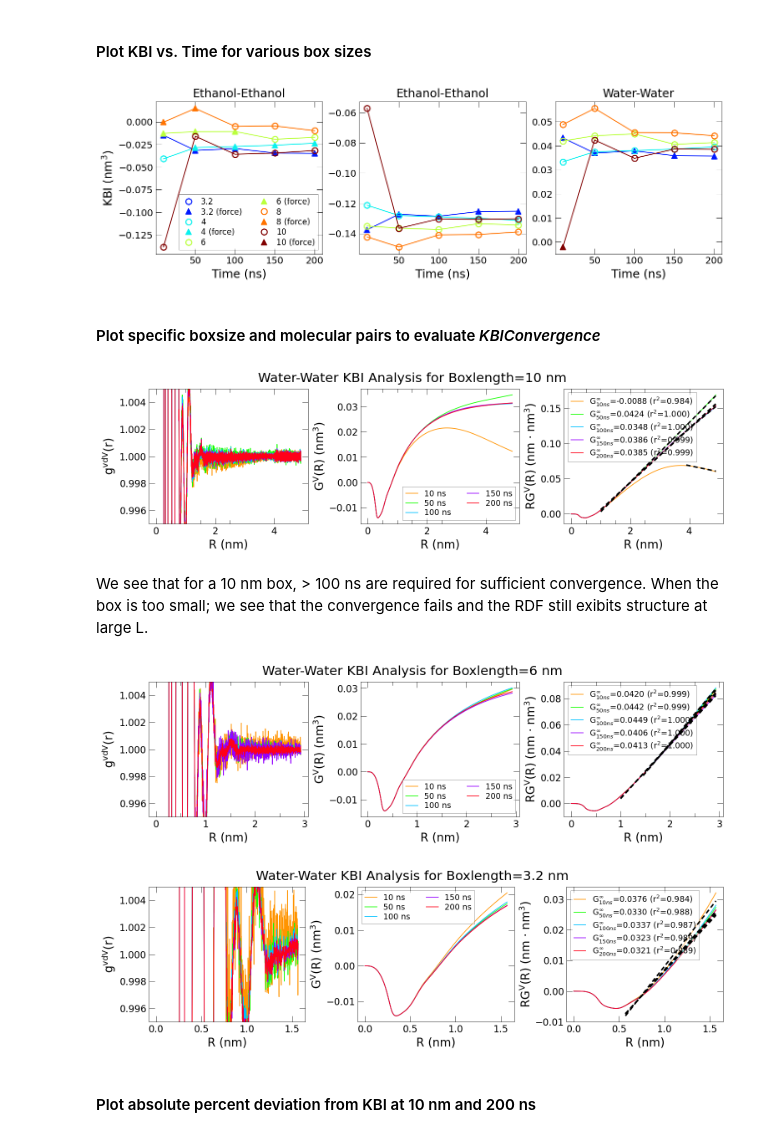
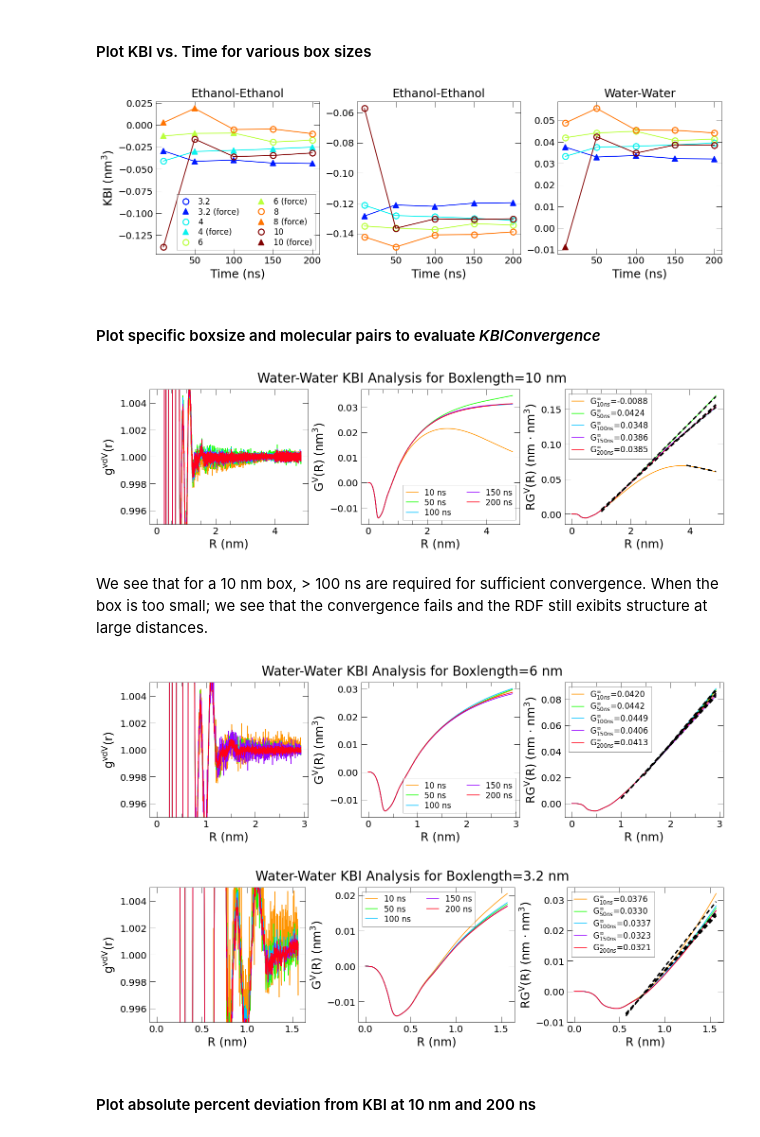
Before and after one commit to anl-sepsci/kbkit, a Jupyter notebook: examples/size_effects.ipynb, the cells around one changed output. Drawn from its saved outputs; the diff is of its cells as text; code cells hidden in the pictures.

```diff
--- a/examples/size_effects.ipynb
+++ b/examples/size_effects.ipynb
@@ -34,7 +34,7 @@ def get_molpair(mol1, mol2):
             return idx, (moli, molj)
 
 
-def plot_times(kbint_dict, key, mols, plot_forced=True, cmap="hsv", dpi=125):
+def plot_times(kbint_dict, key, kbis_c, mols, plot_forced=True, cmap="hsv", dpi=110):
     colors = plt.colormaps[cmap](np.linspace(0.1, 1, 5))
     lw = 1
     fitls = (0, (3, 2))
@@ -56,17 +56,15 @@ def plot_times(kbint_dict, key, mols, plot_forced=True, cmap="hsv", dpi=125):
         ax1.plot(integ.r, integ.gr_vdv, lw=lw, color=colors[t], label=f"{time} ns")
         integ.add_kbi(ax2, weight_type="geometric", lw=lw, color=colors[t], label=f"{time} ns")
 
-        value = kbis_converged[bb, t, ii]
+        value = kbis_c[bb, t, ii]
         label = ""
         if np.isnan(value):
             if plot_forced:
-                fitres = integ.compute_geometric_extrapolation(
-                    positions=(integ.r.max() - 1, integ.r.max()), maximize_r2=False, errors="ignore"
-                )
-                label = rf"G$^\infty_{{{time}ns}}$={fitres['G']:.4f} (r$^2$={fitres['r2']:.3f})"
+                fitres = integ.compute_geometric_extrapolation(maximize_r2=False, errors="ignore", r2_threshold=-np.inf)
+                label = rf"G$^\infty_{{{time}ns}}$={fitres['G']:.4f}"
                 ax3.plot(fitres["r_fit"], fitres["r_rkbi_pred"], lw=fitlw, color=fitcolor, ls=fitls, zorder=10)
         else:
-            label = rf"G$^\infty_{{{time}ns}}$={value:.4f} (r$^2$={integ.geometric_extrapolation_result['r2']:.3f})"
+            label = rf"G$^\infty_{{{time}ns}}$={value:.4f}"
             integ.add_lkbi_fit(ax3, lw=fitlw, color=fitcolor, ls=fitls, zorder=10)
         integ.add_lkbi(ax3, lw=lw, color=colors[t], label=label)
 
@@ -159,10 +157,10 @@ def plot_rkbi_heatmap(mol1, mol2, figsize=(13, 7), dpi=110, cmap="hsv", plot_for
                     fitres = integ.compute_geometric_extrapolation(
                         positions=(integ.r.max() - 1, integ.r.max()), maximize_r2=False, errors="ignore"
                     )
-                    label = rf"G$^\infty_{{{time}ns}}$={fitres['G']:.4f}"
+                    label = rf"G$^\infty_{{{time}ns}}$={fitres['G']:.3f}"
                     axf[b].plot(fitres["r_fit"], fitres["r_rkbi_pred"], lw=fitlw, color=fitcolor, ls=fitls, zorder=10)
             else:
-                label = rf"G$^\infty_{{{time}ns}}$={value:.4f}"
+                label = rf"G$^\infty_{{{time}ns}}$={value:.3f}"
                 integ.add_lkbi_fit(axf[b], lw=fitlw, color=fitcolor, ls=fitls, zorder=10)
             integ.add_lkbi(axf[b], lw=lw, color=colors[t], label=label)
 
@@ -179,6 +177,7 @@ def plot_rkbi_heatmap(mol1, mol2, figsize=(13, 7), dpi=110, cmap="hsv", plot_for
     axf[-1].set_title(f"{lett[-1]}) KBI % Deviation")
 
     fig.suptitle(f"KBI Analysis for {molmap[mols[0]]}-{molmap[mols[1]]}", fontsize=20)
+    fig.savefig(f"./figures/size_effects_{molmap[mols[0]]}-{molmap[mols[1]]}.pdf", dpi=100)
 
 
 def plot_kbi_vs_time(kbint_dict, kbi_c_arr, kbi_f_arr, kbi_all_arr, cmap="hsv", dpi=110):
@@ -315,7 +314,7 @@ for L in boxlengths:
         print(f"Analyzing: {L=}nm, {time=}ns")
         for f in natsorted(path.glob("*.xvg")):
             # get KBInt obj
-            integ = KBIntegrator.from_rdf(rdf_file=f, system_properties=sysprop, errors="raise", force=False)
+            integ = KBIntegrator.from_rdf(rdf=f, system_properties=sysprop, errors="raise", force=False)
             rdf_mols = tuple(RdfParser.extract_molecules(f.name, sysprop.get("molecules")))
             kbints[L].setdefault(time, {})[rdf_mols] = integ
             mol_pairs.add(rdf_mols)
@@ -343,14 +342,10 @@ mol_pairs = natsorted(mol_pairs)
 times = natsorted(times)
 # %%
 # compute KBI for each combo
-stepsize_by_box = {3.2: 1, 4: 1, 6: 5, 8: 12, 10: 12}
-
 kbi_shape = len(boxlengths), len(times), len(mol_pairs)
-
 kbis_converged = np.full(kbi_shape, fill_value=np.nan)
 kbis_forced = np.full(kbi_shape, fill_value=np.nan)
 kbis_all = np.full(kbi_shape, fill_value=np.nan)
-
 for b, (L, boxdict) in enumerate(kbints.items()):
     for t, (time, timedict) in enumerate(boxdict.items()):
         for mols, integ in timedict.items():
@@ -360,8 +355,8 @@ for b, (L, boxdict) in enumerate(kbints.items()):
                 kbis_converged[b, t, i] = kbi
                 kbis_all[b, t, i] = kbi
             except KBIConvergenceError as e:
-                print(f"{L=}, {time=}: {e}")
-                kbi_f = integ.compute_kbi(weight_type="u2")
+                print(f"{L=}nm, {time=}ns, KBIConvergenceError: {e}")
+                kbi_f = integ.compute_geometric_extrapolation(maximize_r2=False, r2_threshold=-np.inf)["G"]
                 kbis_forced[b, t, i] = kbi_f
                 kbis_all[b, t, i] = kbi_f
 # %% [output]
@@ -400,26 +395,26 @@ kbis_all_perc = 100 * np.abs((kbis_all - ref_kbis[None, None, :]) / ref_kbis[Non
 
 plot_kbi_vs_time(kbints, kbis_converged, kbis_forced, kbis_all, cmap="jet")
 # %% [output]
-[figure, old version]
+[figure, new version]
 # %% [markdown]
 #### Plot specific boxsize and molecular pairs to evaluate *KBIConvergence*
 # %%
 # note: criteria for convergence; r-range > 1.0 nm; r^2 > 0.99
 
-plot_times(kbint_dict=kbints, key=10, mols=("spcew", "spcew"))
+plot_times(kbint_dict=kbints, key=10, kbis_c=kbis_converged, mols=("spcew", "spcew"))
 # %% [output]
-[figure, old version]
+[figure, new version]
 # %% [markdown]
 We see that for a 10 nm box, > 100 ns are required for sufficient convergence.
-When the box is too small; we see that the convergence fails and the RDF still exibits structure at large L.
+When the box is too small; we see that the convergence fails and the RDF still exibits structure at large distances.
 # %%
-plot_times(kbint_dict=kbints, key=6, mols=("spcew", "spcew"))
+plot_times(kbint_dict=kbints, key=6, kbis_c=kbis_converged, mols=("spcew", "spcew"))
 # %% [output]
-[figure, old version]
+[figure, new version]
 # %%
-plot_times(kbint_dict=kbints, key=3.2, mols=("spcew", "spcew"))
+plot_times(kbint_dict=kbints, key=3.2, kbis_c=kbis_converged, mols=("spcew", "spcew"))
 # %% [output]
-[figure, old version]
+[figure, new version]
 # %% [markdown]
 #### Plot absolute percent deviation from KBI at 10 nm and 200 ns
 # %%
```
Also changed, not shown: parts of 10 cells of this notebook, 53 other files.
